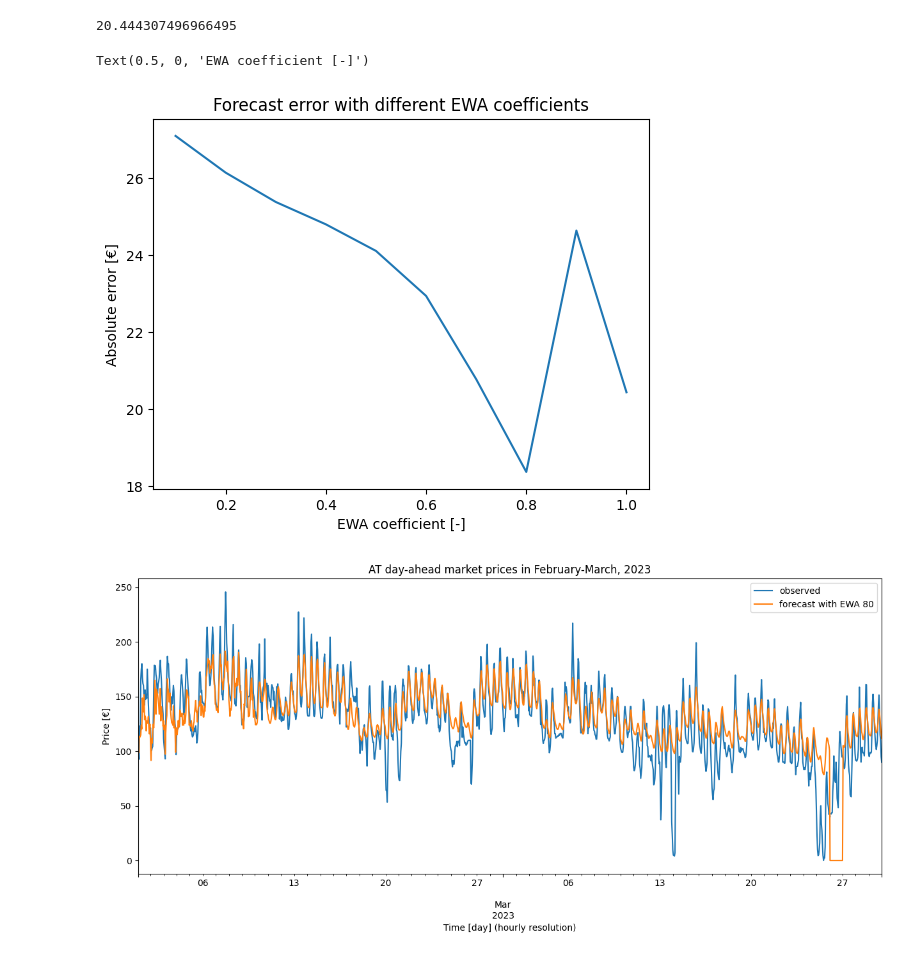
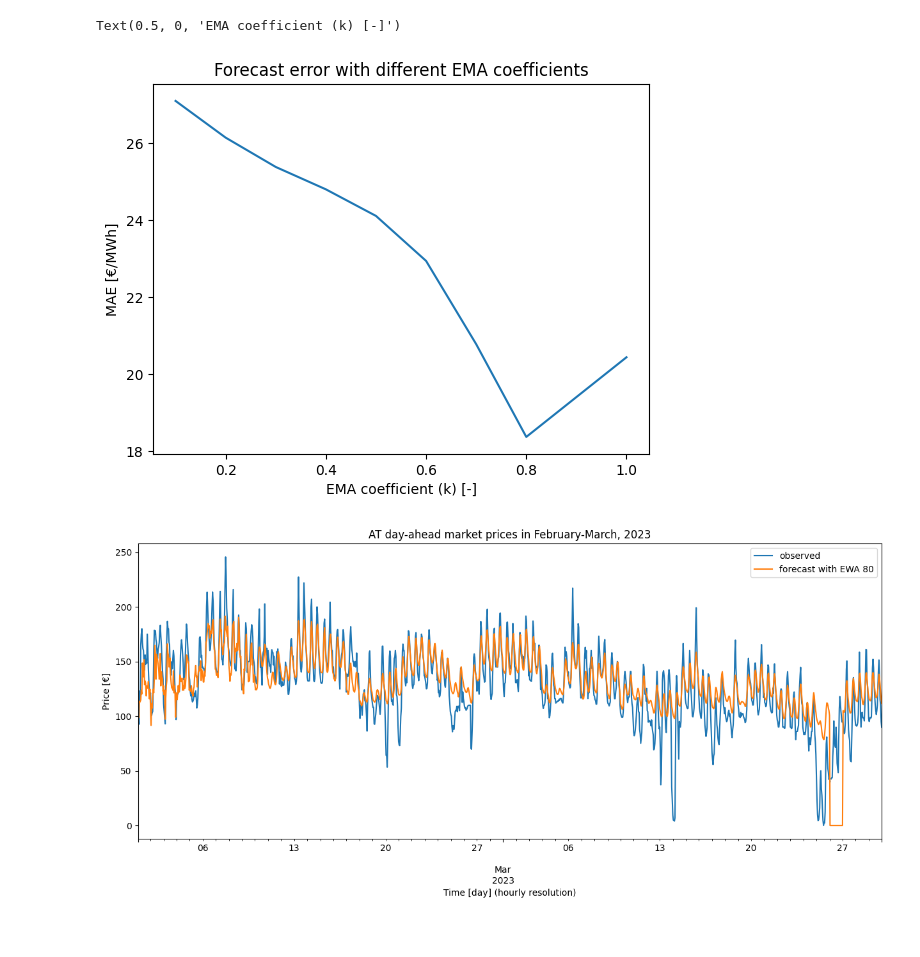
Before and after one commit to kbruninx/FBMC, a Jupyter notebook: cost_curves/Forecast Analysis EWA.ipynb, the cells around one changed output. Cells and saved outputs as stored; diff of their text form; code cells hidden in the pictures.

```diff
--- a/cost_curves/Forecast Analysis EWA.ipynb
+++ b/cost_curves/Forecast Analysis EWA.ipynb
@@ -15,7 +15,7 @@ df_observed = df_observed.loc[(df_observed.index > start_date) & (df_observed.in
 df_observed_non_fbmc = df_observed_non_fbmc.loc[(df_observed_non_fbmc.index > start_date) & (df_observed_non_fbmc.index <= end_date)]
 
 df_forecasts = []
-ewa_coeffs = [0.1, 0.2, 0.3, 0.4, 0.5, 0.6, 0.7, 0.8, 0.9, 1]
+ewa_coeffs = [0.1, 0.2, 0.3, 0.4, 0.5, 0.6, 0.7, 0.8, 1]
 
 df_forecasts.append(pd.read_excel("price_forecast_ewa10.xlsx"))
 df_forecasts.append(pd.read_excel("price_forecast_ewa20.xlsx"))
@@ -25,7 +25,6 @@ df_forecasts.append(pd.read_excel("price_forecast_ewa50.xlsx"))
 df_forecasts.append(pd.read_excel("price_forecast_ewa60.xlsx"))
 df_forecasts.append(pd.read_excel("price_forecast_ewa70.xlsx"))
 df_forecasts.append(pd.read_excel("price_forecast_ewa80.xlsx"))
-df_forecasts.append(pd.read_excel("price_forecast_ewa90.xlsx"))
 df_forecasts.append(pd.read_excel("price_forecast_ewa100.xlsx"))
 
 for index, df in enumerate(df_forecasts):
@@ -33,24 +32,19 @@ for index, df in enumerate(df_forecasts):
 # %%
 # Calculating errors
 errors = []
 
 for index, df in enumerate(df_forecasts):
     df_errors = df.copy()
     df_errors = df_errors - df_observed
     errors.append(abs(df_errors.abs().mean().mean()))
 
-df_errors = (0.5 * (df_forecasts[9] + df_forecasts[9])).copy()
-df_errors = df_errors - df_observed
-print(abs(df_errors.abs().mean().mean()))
-
 plt.plot(ewa_coeffs, errors)
-plt.title('Forecast error with different EWA coefficients')
-plt.ylabel('Absolute error [€]')
-plt.xlabel('EWA coefficient [-]')
+plt.title('Forecast error with different EMA coefficients')
+plt.ylabel('MAE [€/MWh]')
+plt.xlabel('EMA coefficient (k) [-]')
 # %% [output]
-20.444307496966495
+Text(0.5, 0, 'EMA coefficient (k) [-]')
-Text(0.5, 0, 'EWA coefficient [-]')
-[figure, old version]
+[figure, new version]
 # %%
 for zone in countries:
     plt.figure(figsize=(15,6))
```
Also changed, not shown: 49 other files.
